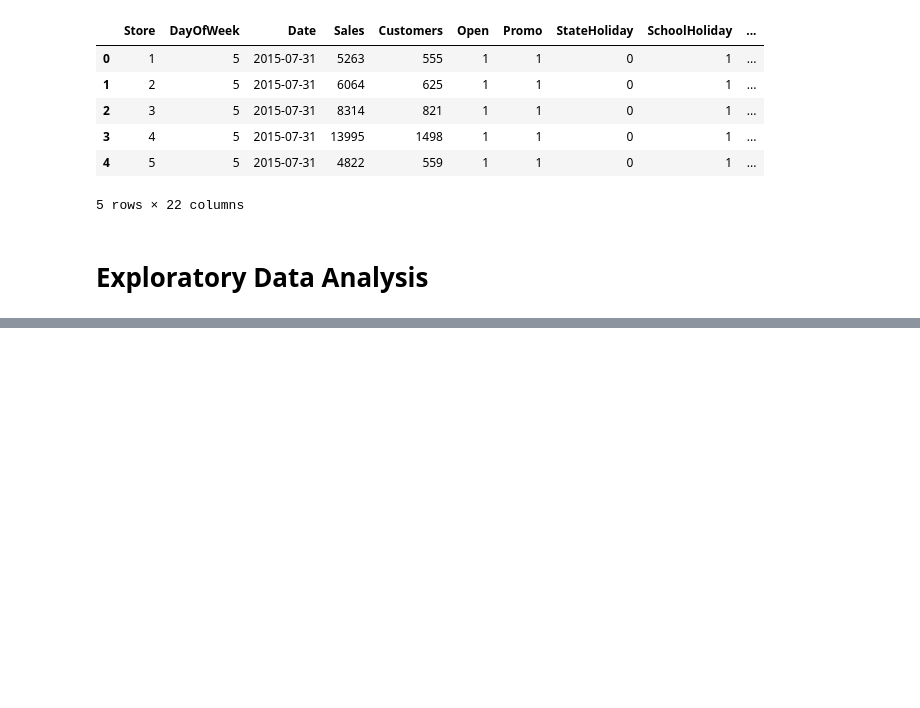
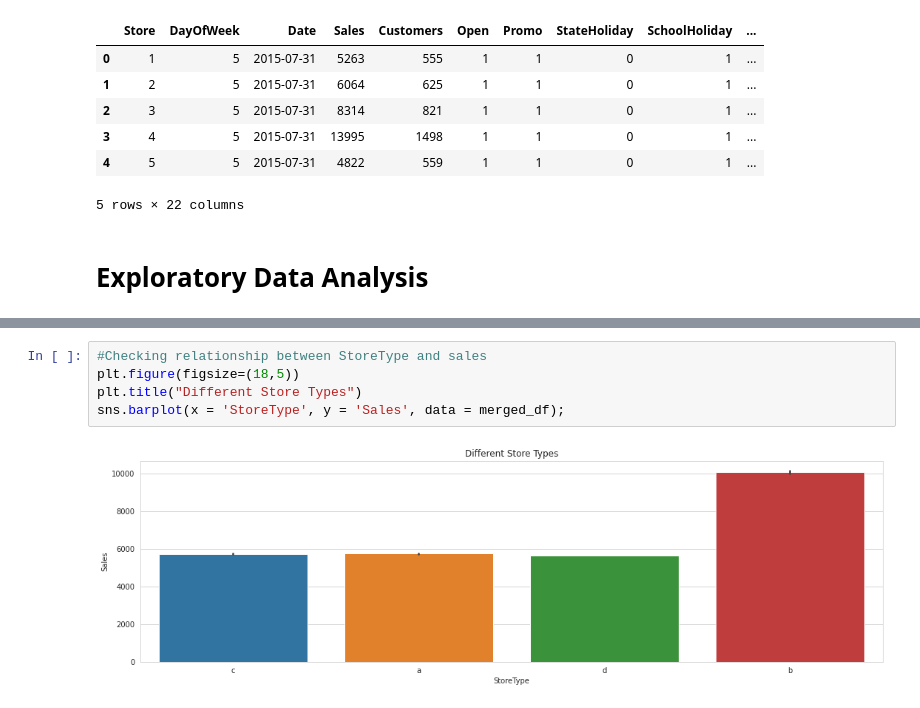
Before and after one commit to krishna9734/Rossmann-Sales-Prediction, a Jupyter notebook: Rossmann_Sales_Prediction_Capstone_Project.ipynb, the cells around one changed output, grey strips where cells are left out. Cells and saved outputs as stored; diff of their text form; blank space fills up the shorter version.

```diff
--- a/Rossmann_Sales_Prediction_Capstone_Project.ipynb
+++ b/Rossmann_Sales_Prediction_Capstone_Project.ipynb
@@ -242,0 +297,7 @@ merged_df.head()
+# %%
+#Checking relationship between StoreType and sales
+plt.figure(figsize=(18,5))
+plt.title("Different Store Types")
+sns.barplot(x = 'StoreType', y = 'Sales', data = merged_df);
+# %% [output]
+[figure, added]
```
Also changed, not shown: parts of 14 cells of this notebook.
